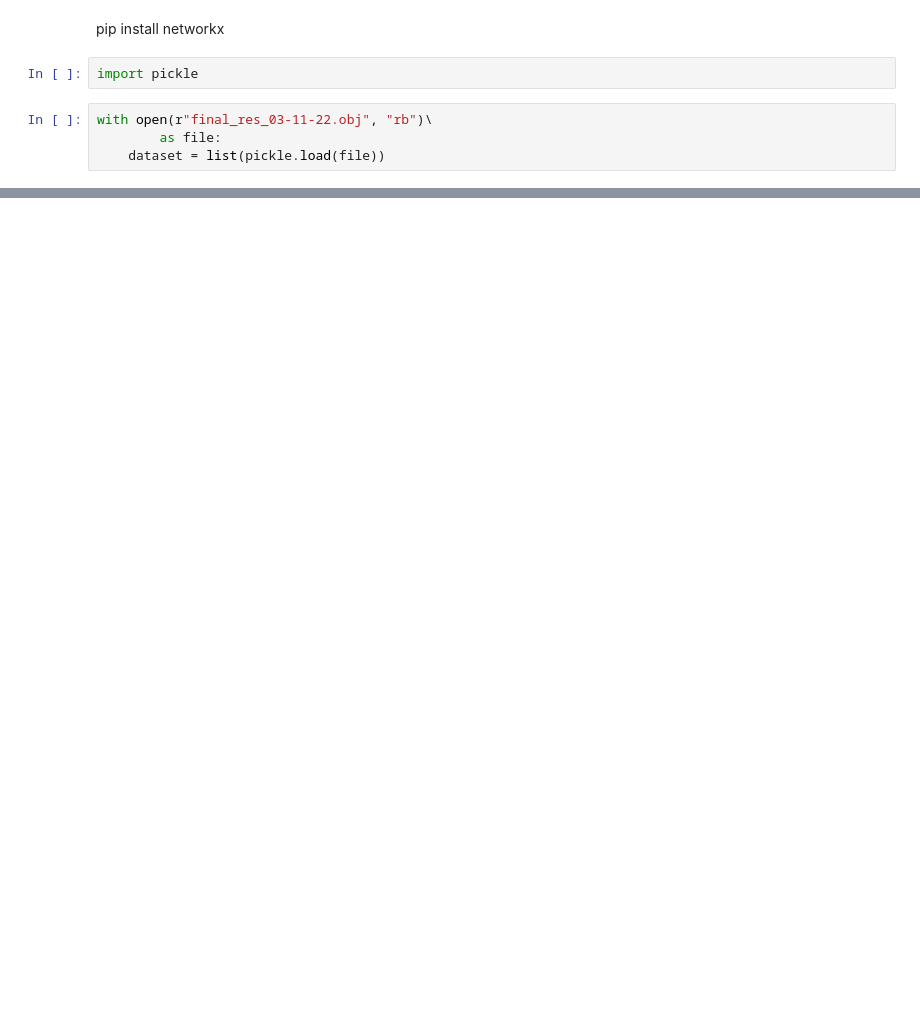
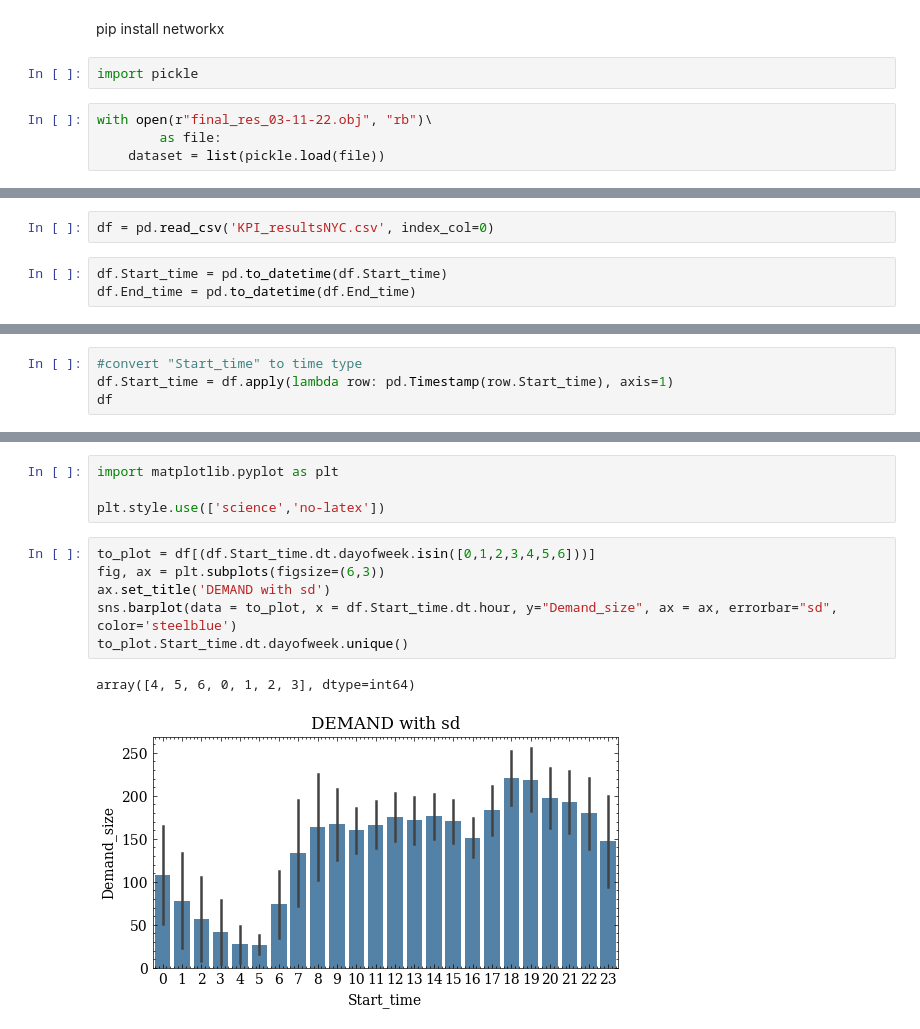
Before and after one commit to OlhaShulikaUJ/ExMAS-plotting, a Jupyter notebook: NYC DA (2016).ipynb, the cells around one changed output, grey strips where cells are left out. Drawn from its saved outputs; the diff is of its cells as text; blank space fills up the shorter version.

```diff
--- a/NYC DA (2016).ipynb
+++ b/NYC DA (2016).ipynb
@@ -31,0 +35,5 @@ print(results[0].G.nodes._nodes)
+# %%
+df = pd.read_csv('KPI_resultsNYC.csv', index_col=0)
+# %%
+df.Start_time = pd.to_datetime(df.Start_time)
+df.End_time = pd.to_datetime(df.End_time)
@@ -31,0 +56,4 @@ print(results[0].G.nodes._nodes)
+# %%
+#convert "Start_time" to time type
+df.Start_time = df.apply(lambda row: pd.Timestamp(row.Start_time), axis=1)
+df
@@ -31,0 +90,13 @@ print(results[0].G.nodes._nodes)
+# %%
+import matplotlib.pyplot as plt
+
+plt.style.use(['science','no-latex'])
+# %%
+to_plot = df[(df.Start_time.dt.dayofweek.isin([0,1,2,3,4,5,6]))]
+fig, ax = plt.subplots(figsize=(6,3))
+ax.set_title('DEMAND with sd')
+sns.barplot(data = to_plot, x = df.Start_time.dt.hour, y="Demand_size", ax = ax, errorbar="sd", color='steelblue')
+to_plot.Start_time.dt.dayofweek.unique()
+# %% [output]
+array([4, 5, 6, 0, 1, 2, 3], dtype=int64)
+[figure, added]
```
Also changed, not shown: parts of 19 cells of this notebook.
